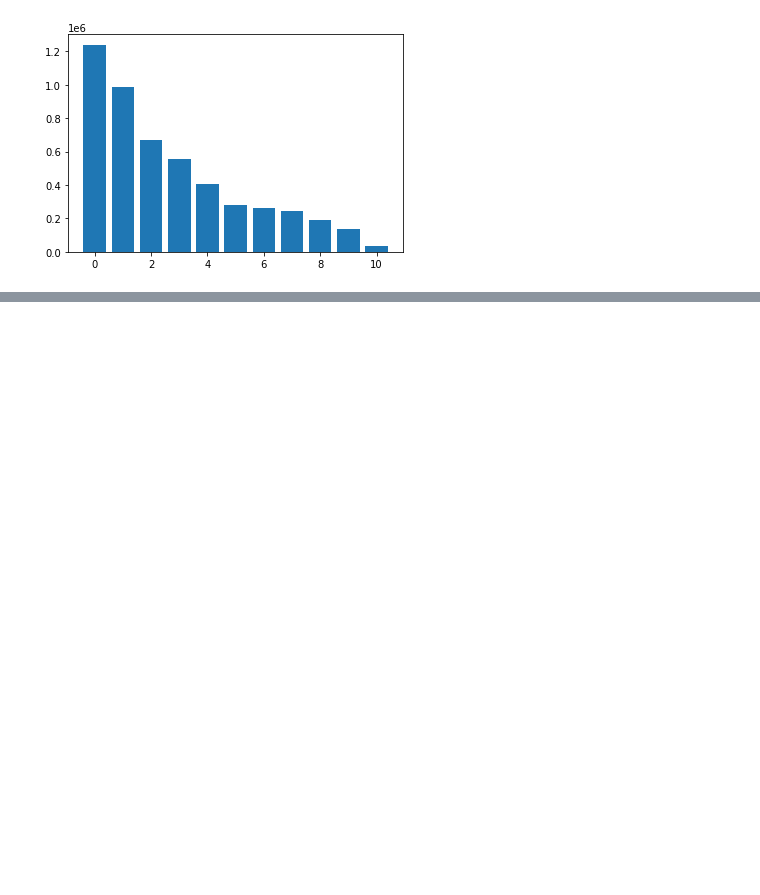
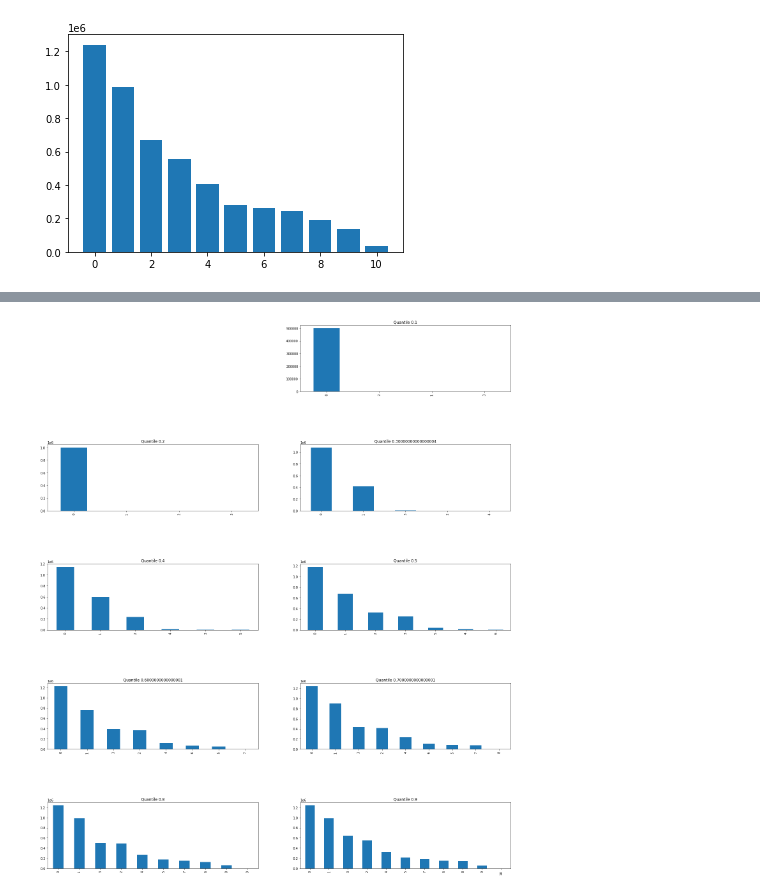
Before and after one commit to kirilllzaitsev/ion_switching, a Jupyter notebook: src/exploration.ipynb, the cells around one changed output, grey strips where cells are left out. Saved outputs shown, nothing was run; the diff lists cells and outputs as text; code cells hidden in the pictures; blank space fills up the shorter version.

```diff
--- a/src/exploration.ipynb
+++ b/src/exploration.ipynb
@@ -13,0 +42,6 @@ plt.bar(sorted(df.open_channels.unique()), df.open_channels.value_counts().value
+# %%
+train_df = pd.read_csv('../input/train_folds.csv')
+test_df = pd.read_csv('../input/test.csv')
+# %%
+for fold in train_df.kfold.unique():
+    train_df.loc[train_df['kfold']==fold, 'fold_mean'] = train_df.loc[train_df['kfold']==fold, 'signal'].mean()
@@ -13,0 +78,11 @@ plt.bar(sorted(df.open_channels.unique()), df.open_channels.value_counts().value
+# %%
+plt.figure(figsize=(26, 22))
+plt.subplots_adjust(top=1.2, hspace = 0.8)
+
+for i in [i*0.1 for i in range(1,10)]:
+    plt.subplot(5,2,i*10+1).set_title(f'Quantile {i}')
+
+    train_df[train_df['signal'] < np.quantile(train_df.signal, i)].open_channels.value_counts().plot.bar()
+#     print(train_df[train_df['signal'] < np.quantile(train_df.signal, i)].open_channels.value_counts())
+# %% [output]
+[figure, added]
```
Also changed, not shown: parts of 9 cells of this notebook.
